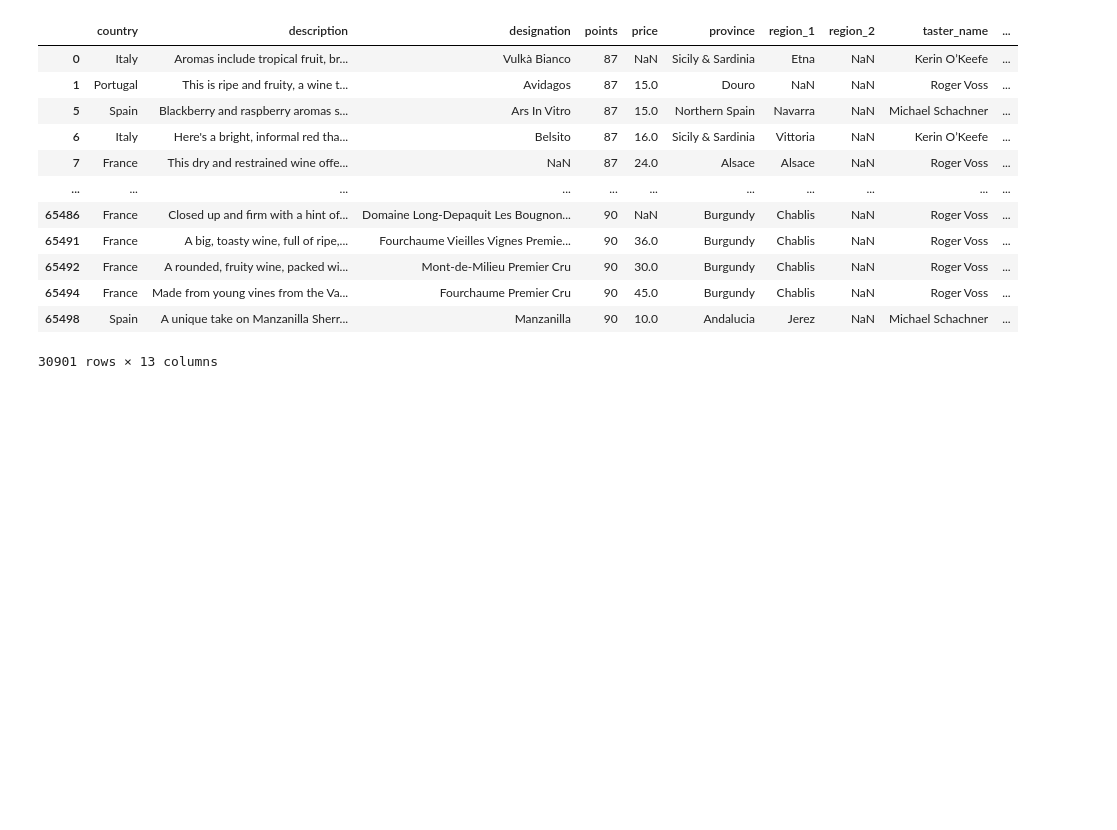
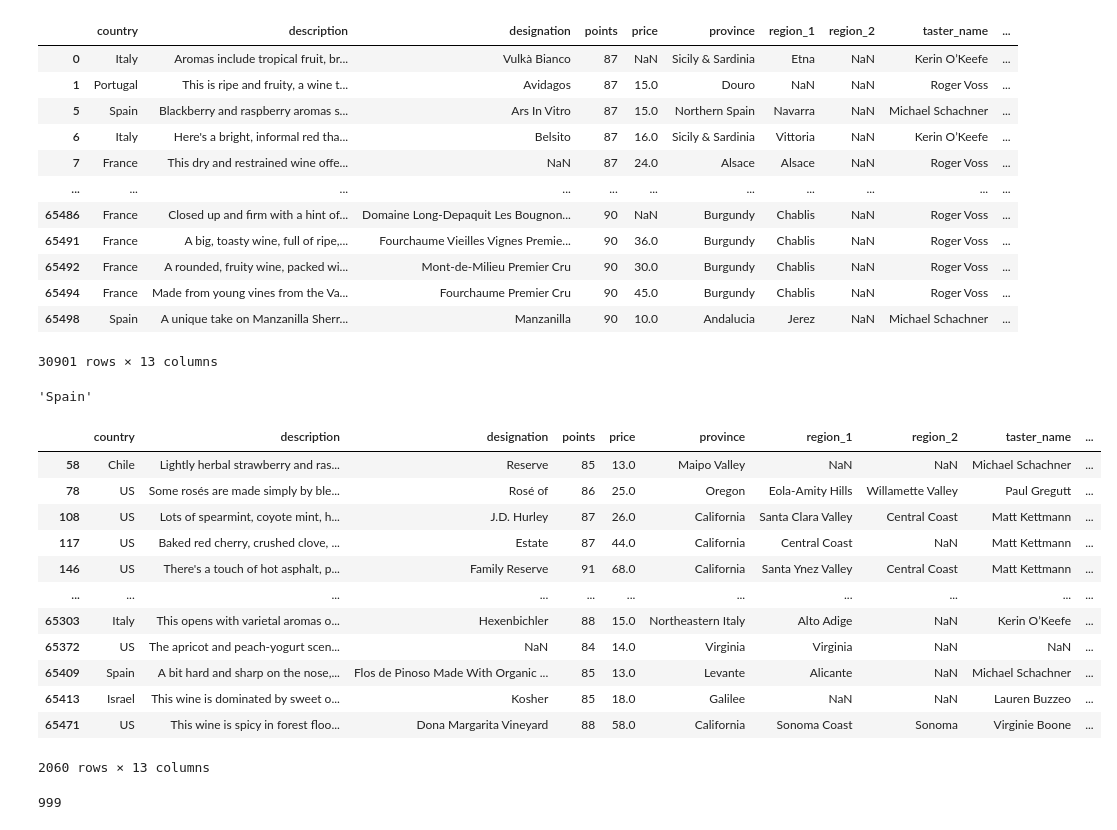
Before and after one commit to GeraMaple/IA-2026-1, a Jupyter notebook: tareas/intro-pandas.ipynb, the cells around one changed output. Drawn from its saved outputs; the diff is of its cells as text; code cells hidden in the pictures; blank space fills up the shorter version.

```diff
--- a/tareas/intro-pandas.ipynb
+++ b/tareas/intro-pandas.ipynb
@@ -832,10 +832,35 @@ df.loc[df.country.isin(paises)]
 30901 rows × 13 columns
 # %%
 # ¿Cuál es el menor, el mayor y el precio promedio de la botella por país?
+df.groupby('country')[['price']].agg(['min', 'max', 'mean'])
 # ¿De que país es la botella de menor precio?
+df.loc[df['price'].idxmin(), 'country']
+# %% [output]
+'Spain'
 # %%
+from numpy import isin
 # ¿Cuantos vinos hay con *aroma a fresa* entre otras consideraciones snobs que vienen en la descripción?
+df[df['description'].str.contains('strawberry', case=False, na=False)]
+# %% [output]
+|  | country | description | designation | points | price | province | region_1 | region_2 | taster_name | ... |
+| 58 | Chile | Lightly herbal strawberry and ras... | Reserve | 85 | 13.0 | Maipo Valley | NaN | NaN | Michael Schachner | ... |
+| 78 | US | Some rosés are made simply by ble... | Rosé of | 86 | 25.0 | Oregon | Eola-Amity Hills | Willamette Valley | Paul Gregutt | ... |
+| 108 | US | Lots of spearmint, coyote mint, h... | J.D. Hurley | 87 | 26.0 | California | Santa Clara Valley | Central Coast | Matt Kettmann | ... |
+| 117 | US | Baked red cherry, crushed clove, ... | Estate | 87 | 44.0 | California | Central Coast | NaN | Matt Kettmann | ... |
+| 146 | US | There's a touch of hot asphalt, p... | Family Reserve | 91 | 68.0 | California | Santa Ynez Valley | Central Coast | Matt Kettmann | ... |
+| ... | ... | ... | ... | ... | ... | ... | ... | ... | ... | ... |
+| 65303 | Italy | This opens with varietal aromas o... | Hexenbichler | 88 | 15.0 | Northeastern Italy | Alto Adige | NaN | Kerin O’Keefe | ... |
+| 65372 | US | The apricot and peach-yogurt scen... | NaN | 84 | 14.0 | Virginia | Virginia | NaN | NaN | ... |
+| 65409 | Spain | A bit hard and sharp on the nose,... | Flos de Pinoso Made With Organic ... | 85 | 13.0 | Levante | Alicante | NaN | Michael Schachner | ... |
+| 65413 | Israel | This wine is dominated by sweet o... | Kosher | 85 | 18.0 | Galilee | NaN | NaN | Lauren Buzzeo | ... |
+| 65471 | US | This wine is spicy in forest floo... | Dona Margarita Vineyard | 88 | 58.0 | California | Sonoma Coast | Sonoma | Virginie Boone | ... |
+2060 rows × 13 columns
 # %%
 # ¿Cuantas designaciones diferentes hay? ¿Cuál es la más repetida? ¿Cuantas veces se repite?
+df['designation'].nunique()
+df['designation'].value_counts().idxmax()
+df['designation'].value_counts().max()
+# %% [output]
+999
 # %%
 # Hacer un dataframe con la variedad, el país y el precio para vinos con un costo menor a los $20 dolares
```
Also changed, not shown: parts of 2 cells of this notebook.
